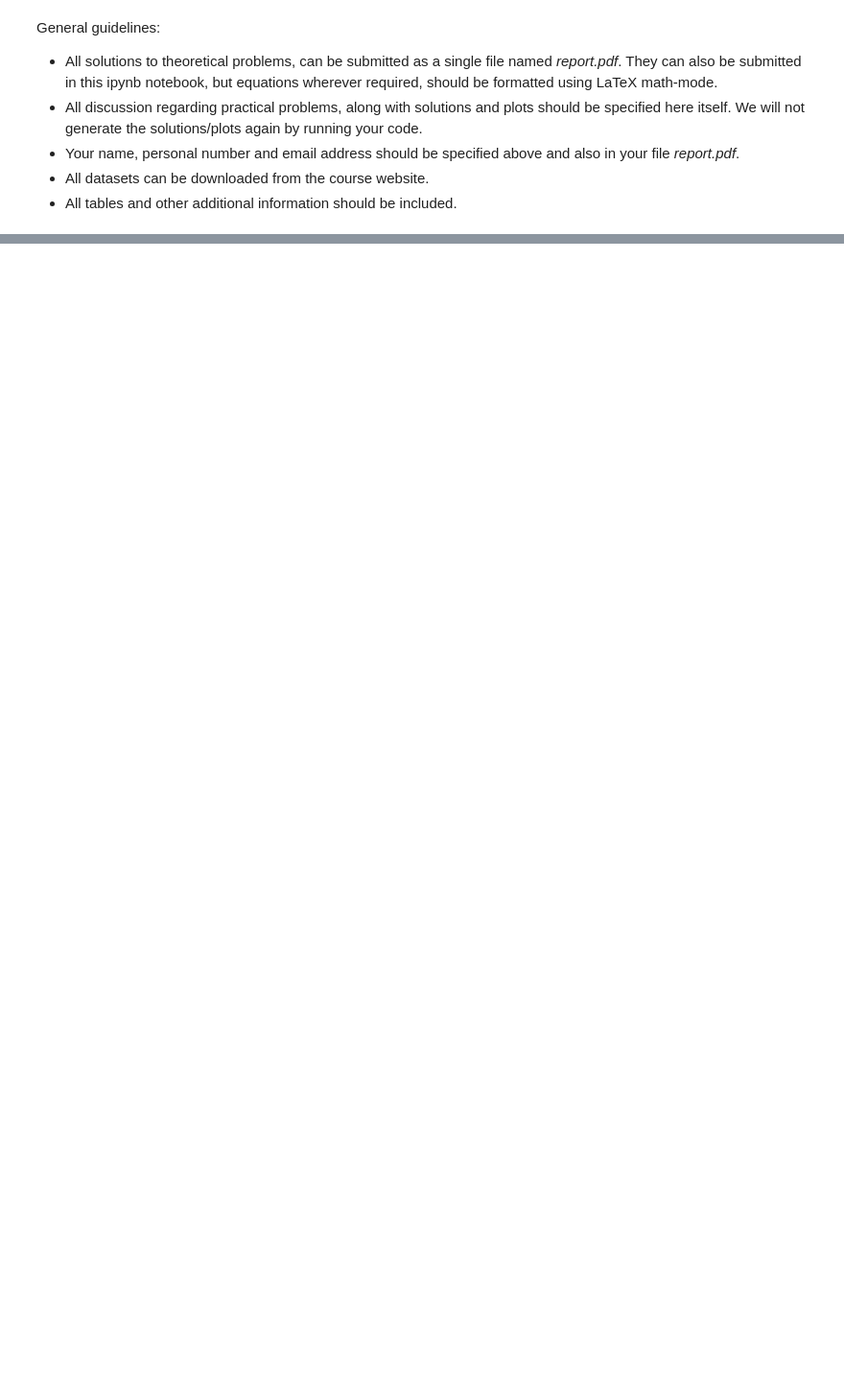
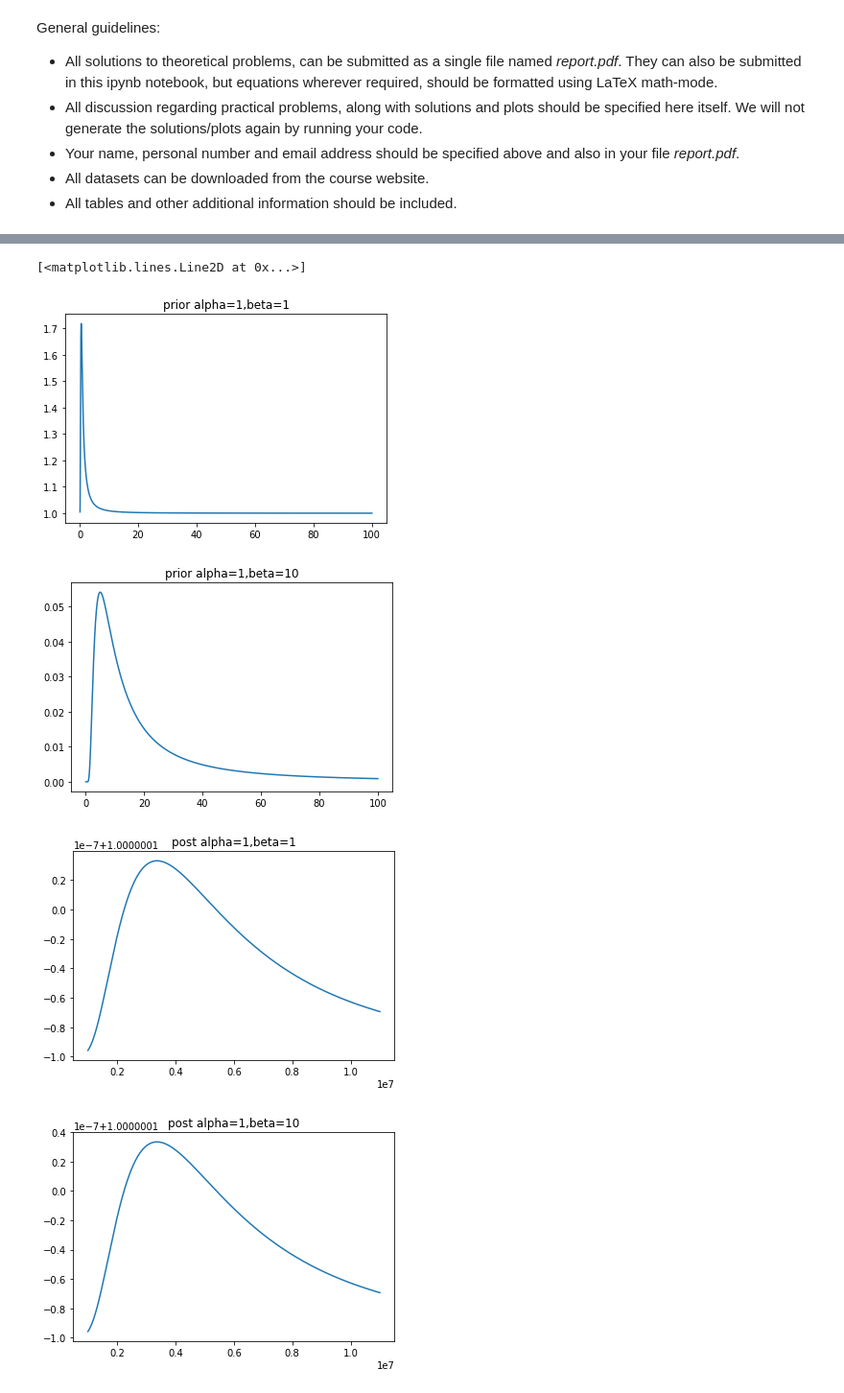
Before and after one commit to vchristoffersson/TDA231, a Jupyter notebook: hw1/hw1.ipynb, the cells around one changed output, grey strips where cells are left out. Shown at 96% size. Cells and saved outputs as stored; diff of their text form; code cells hidden in the pictures; blank space fills up the shorter version.

```diff
--- a/hw1/hw1.ipynb
+++ b/hw1/hw1.ipynb
@@ -270,0 +254,78 @@ myplot2(data, 10, 1)
+# %%
+import numpy as np
+import matplotlib.pyplot as plt
+from scipy.special import gammaln
+
+data = np.loadtxt('dataset0.txt')
+data = data[:,:2]
+
+def myplot2(alpha, beta, vals):
+
+    mean_diff = data - np.mean(data, axis=0)
+
+    #mu, var = sge(data)
+
+    alpha_1 = alpha + 1
+    d_sum = 0
+    for d in mean_diff:
+        d_sum += d.dot(d)
+    beta_1 = beta + (d_sum/2)
+
+    max_exp = -np.inf
+    diff = data - np.mean(data,axis=0)
+
+    #set the exponent to the largest value
+    for d in mean_diff:
+        exp = np.log(d.dot(d) / 2 + beta)
+        if(exp > max_exp):
+            max_exp = exp
+
+    #calculate the sum with log-sum-exp trick so that the largest exponent will be zero
+    lse = 0
+    for d in mean_diff:
+        lse += np.exp(np.log(d.dot(d) / 2 + beta) - max_exp)
+
+    #log-sum-exp trick log(sum(exp(x_i))) = a + log(sum(exp(x_i-a)))
+    lse = np.log(lse) + max_exp
+
+    return vector(vals, alpha_1, beta_1, lse), vector(vals, alpha, beta, np.log(beta))
+
+vector = np.vectorize(inv_gamma, excluded=(1, 2))
+
+def inv_gamma(sigma, alpha, beta, lnb):
+    return np.exp(alpha*lnb - gammaln(alpha) - np.log(sigma)*(alpha+1) - beta / sigma)
+
+vals_prior = np.linspace(0.1,100,20000)
+vals_post = np.linspace(1000000,11000000,20000)
+
+_, prior = myplot2(1, 1, vals_prior)
+
+plt.figure()
+plt.title('prior alpha=1,beta=1')
+plt.plot(vals_prior, np.exp(prior))
+#plt.plot(vals, np.exp(post))
+
+_, prior_2 = myplot2(1, 10, vals_prior)
+
+plt.figure()
+plt.title('prior alpha=1,beta=10')
+plt.plot(vals_prior, prior_2)
+#plt.plot(vals, post_2)
+
+post, _ = myplot2(1, 1, vals_post)
+
+plt.figure()
+plt.title('post alpha=1,beta=1')
+plt.plot(vals_post, np.exp(post))
+
+post_2, _ = myplot2(1, 10, vals_post)
+
+plt.figure()
+plt.title('post alpha=1,beta=10')
+plt.plot(vals_post, np.exp(post_2))
+# %% [output]
+[<matplotlib.lines.Line2D at 0x...>]
+[figure, added]
+[figure, added]
+[figure, added]
+[figure, added]
```
Also changed, not shown: parts of 9 cells of this notebook, 1 other file.
